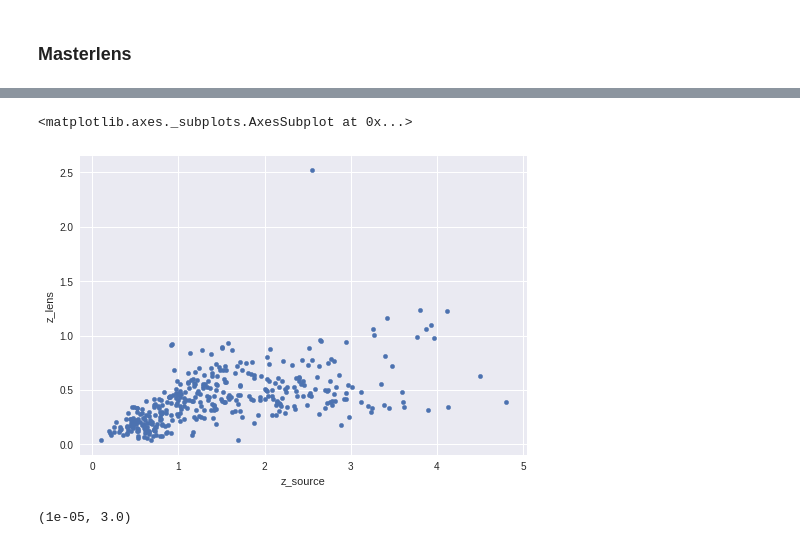
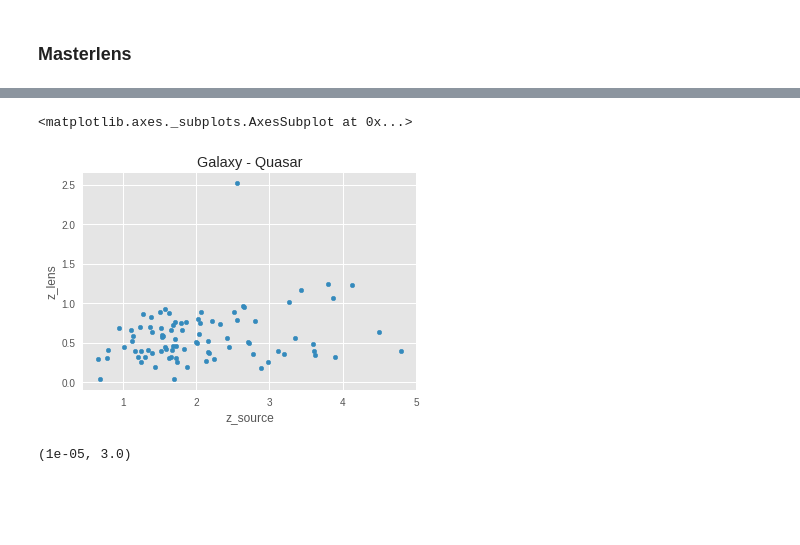
Before and after one commit to vivianemm/GLquasars, a Jupyter notebook: Untitled.ipynb, the cells around one changed output, grey strips where cells are left out. Drawn from its saved outputs; the diff is of its cells as text; code cells hidden in the pictures; blank space fills up the shorter version.

```diff
--- a/Untitled.ipynb
+++ b/Untitled.ipynb
@@ -43,9 +37,10 @@ array([[<matplotlib.axes._subplots.AxesSubplot object at 0x...>]],
-# %%
-# plot redshift fonte x redshift lente
-lens_df.plot(kind='scatter', x='z_source', y='z_lens')
-# %% [output]
-<matplotlib.axes._subplots.AxesSubplot at 0x...>
-[figure, removed]
+# %%
+gqso_df = pd.read_csv('gal-qso.csv')
+gqso_df.head()
+gqso_df.plot(kind='scatter', x='z_source', y='z_lens', title='Galaxy - Quasar')
+# %% [output]
+<matplotlib.axes._subplots.AxesSubplot at 0x...>
+[figure, added]
 # %%
 min(lens_df['z_lens_err']), max(lens_df['z_lens_err'])
 # %% [output]
```
Also changed, not shown: parts of 9 cells of this notebook, 2 other files.
